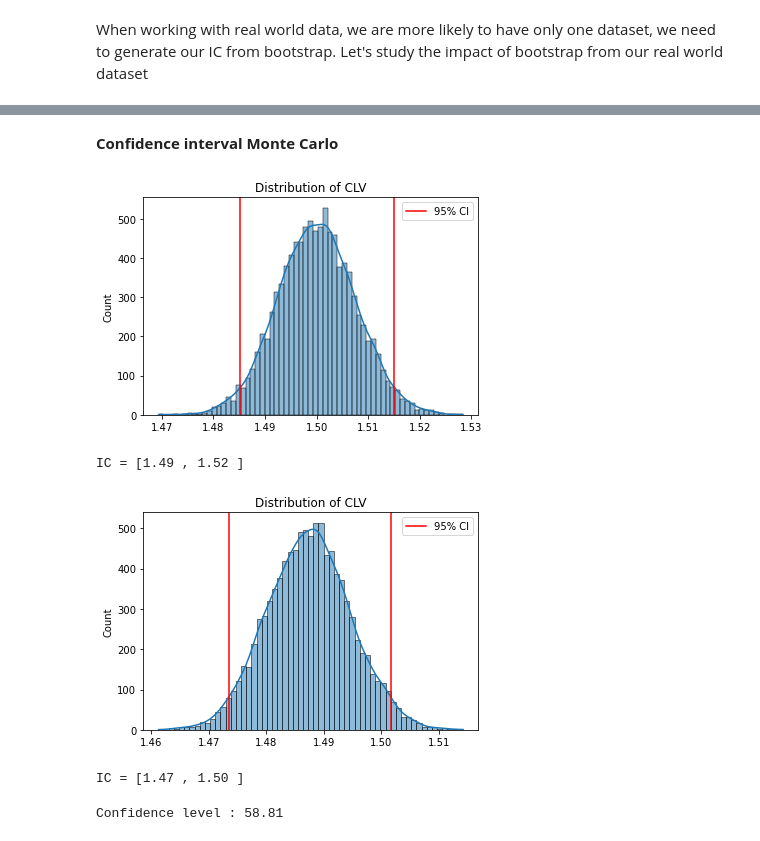
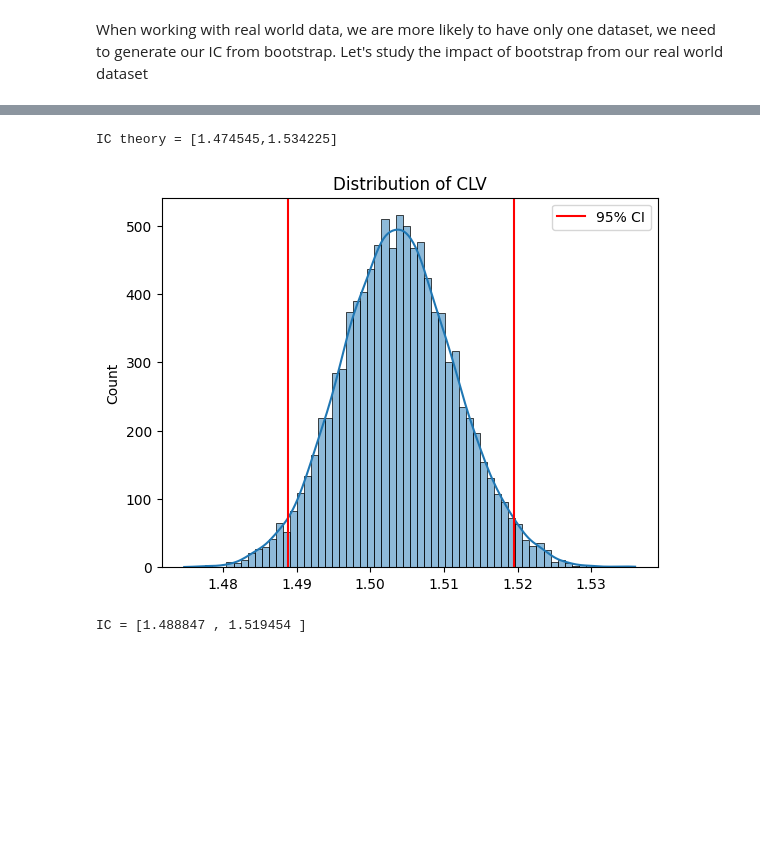
Before and after one commit to louizaaouaouche/Statistical-estimation-of-CLV, a Jupyter notebook: src/pareto.ipynb, the cells around one changed output, grey strips where cells are left out. Saved outputs shown, nothing was run; the diff lists cells and outputs as text; code cells hidden in the pictures; blank space fills up the shorter version.

```diff
--- a/src/pareto.ipynb
+++ b/src/pareto.ipynb
@@ -21,8 +29,5 @@ DureeObs = 12*2 # duration of observation
 # %%
 shape = 3
 scale = 1
-size=10000
-n=10000
-duree_obs = 12*2
 clv_theory = (shape * scale) /(shape - 1 )
 # %%
@@ -118,23 +129,17 @@ f.clv_convergence(clv_pareto_c, clv_theory,n , 'Convergence of CLV Estimates to
-# %% [markdown]
-**Confidence interval Monte Carlo**
-# %%
-lower_pareto_c, upper_pareto_c = CI_plot_95(clv_pareto_c, 0.05)
-# %% [output]
-[figure, removed]
-IC = [1.49 , 1.52 ]
 # %%
 # GENERATE one sample to study the effect of boostrapping
 Y_n =[]
-T, A = generate_c_pareto(clv_theory, size, DureeObs)
+T, A = f.generate_c_pareto(clv_theory, size, DureeObs)
 Y_n.append(T)
 Y_n.append(A)
+# %%
+lower_exp_ct , upper_exp_ct = f.CI_exp_c_clv(1.96, T, A)
+print("IC theory = [%f,%f]"%(lower_exp_ct,upper_exp_ct))
+# %% [output]
+IC theory = [1.474545,1.534225]
 # %%
-_,_ , clv_pareto_cb = bootstrap_samples(Y_n, censored, pareto_c_clv_estimator)
-lower_pareto_cb, upper_pareto_cb  = CI_plot_95(clv_pareto_cb, 0.05)
+_,_ , clv_exp_cb = f.bootstrap_samples(Y_n, censored, f.exp_c_clv_estimator)
+lower_exp_cb, upper_exp_cb  = f.CI_plot_95(clv_exp_cb, 0.05)
 # %% [output]
-[figure, old version]
+[figure, new version]
-IC = [1.47 , 1.50 ]
+IC = [1.488847 , 1.519454 ]
-# %%
-print("Confidence level : %.2f" % (confidence_lvl(lower_pareto_cb, upper_pareto_cb, clv_pareto_c)))
-# %% [output]
-Confidence level : 58.81
```
Also changed, not shown: parts of 48 cells of this notebook.
